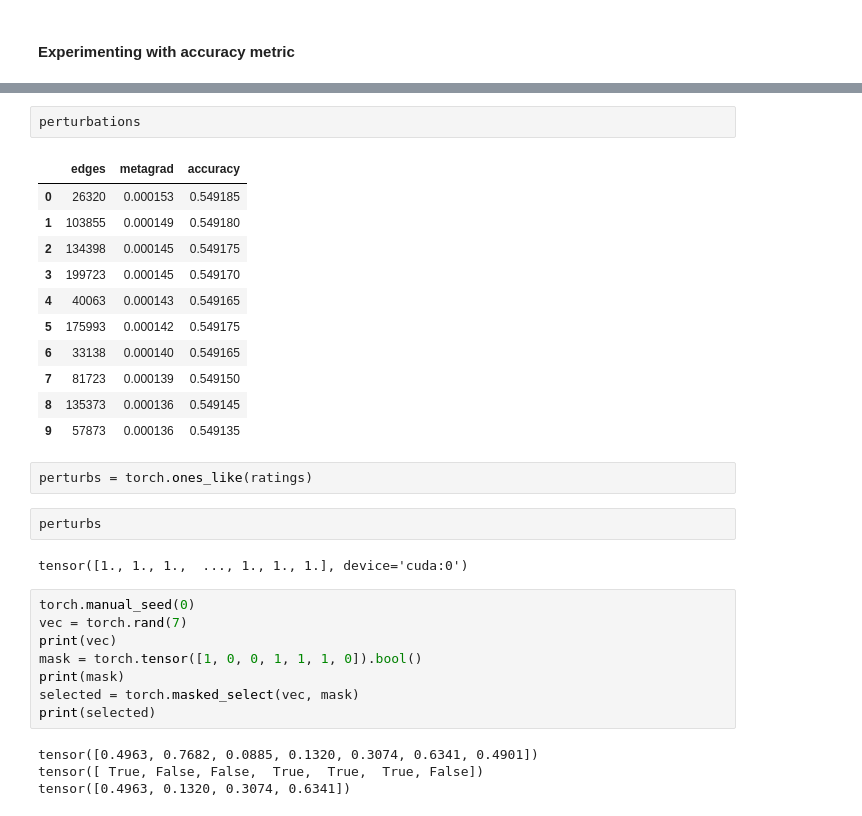
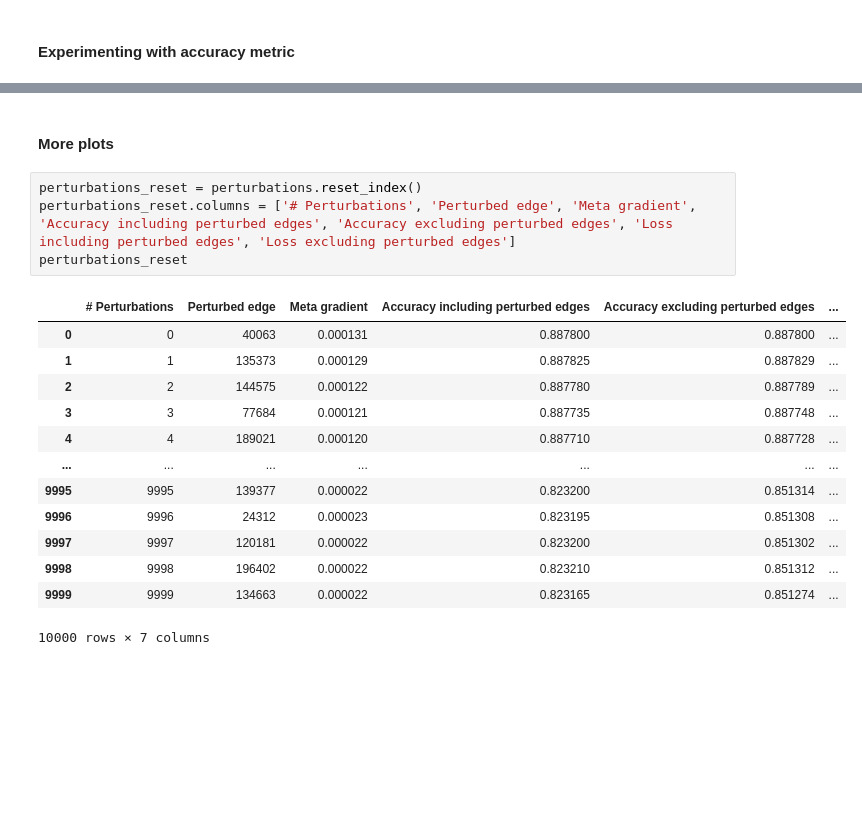
Before and after one commit to aravind-gk/RecSysAttack, a Jupyter notebook: meta.ipynb, the cells around one changed output, grey strips where cells are left out. Drawn from its saved outputs; the diff is of its cells as text; blank space fills up the shorter version.

```diff
--- a/meta.ipynb
+++ b/meta.ipynb
@@ -524,32 +527,20 @@ perturbations
-# %%
-perturbations
-# %% [output]
-|  | edges | metagrad | accuracy |
-| 0 | 26320 | 0.000153 | 0.549185 |
-| 1 | 103855 | 0.000149 | 0.549180 |
-| 2 | 134398 | 0.000145 | 0.549175 |
-| 3 | 199723 | 0.000145 | 0.549170 |
-| 4 | 40063 | 0.000143 | 0.549165 |
-| 5 | 175993 | 0.000142 | 0.549175 |
-| 6 | 33138 | 0.000140 | 0.549165 |
-| 7 | 81723 | 0.000139 | 0.549150 |
-| 8 | 135373 | 0.000136 | 0.549145 |
-| 9 | 57873 | 0.000136 | 0.549135 |
-# %%
-perturbs = torch.ones_like(ratings)
-# %%
-perturbs
-# %% [output]
-tensor([1., 1., 1.,  ..., 1., 1., 1.], device='cuda:0')
-# %%
-torch.manual_seed(0)
-vec = torch.rand(7)
-print(vec)
-mask = torch.tensor([1, 0, 0, 1, 1, 1, 0]).bool()
-print(mask)
-selected = torch.masked_select(vec, mask)
-print(selected)
-# %% [output]
-tensor([0.4963, 0.7682, 0.0885, 0.1320, 0.3074, 0.6341, 0.4901])
-tensor([ True, False, False,  True,  True,  True, False])
-tensor([0.4963, 0.1320, 0.3074, 0.6341])
+# %% [markdown]
+#### **More plots**
+# %%
+perturbations_reset = perturbations.reset_index()
+perturbations_reset.columns = ['# Perturbations', 'Perturbed edge', 'Meta gradient', 'Accuracy including perturbed edges', 'Accuracy excluding perturbed edges', 'Loss including perturbed edges', 'Loss excluding perturbed edges']
+perturbations_reset
+# %% [output]
+|  | # Perturbations | Perturbed edge | Meta gradient | Accuracy including perturbed edges | Accuracy excluding perturbed edges | ... |
+| 0 | 0 | 40063 | 0.000131 | 0.887800 | 0.887800 | ... |
+| 1 | 1 | 135373 | 0.000129 | 0.887825 | 0.887829 | ... |
+| 2 | 2 | 144575 | 0.000122 | 0.887780 | 0.887789 | ... |
+| 3 | 3 | 77684 | 0.000121 | 0.887735 | 0.887748 | ... |
+| 4 | 4 | 189021 | 0.000120 | 0.887710 | 0.887728 | ... |
+| ... | ... | ... | ... | ... | ... | ... |
+| 9995 | 9995 | 139377 | 0.000022 | 0.823200 | 0.851314 | ... |
+| 9996 | 9996 | 24312 | 0.000023 | 0.823195 | 0.851308 | ... |
+| 9997 | 9997 | 120181 | 0.000022 | 0.823200 | 0.851302 | ... |
+| 9998 | 9998 | 196402 | 0.000022 | 0.823210 | 0.851312 | ... |
+| 9999 | 9999 | 134663 | 0.000022 | 0.823165 | 0.851274 | ... |
+10000 rows × 7 columns
```
Also changed, not shown: parts of 3 cells of this notebook, 4 other files.
